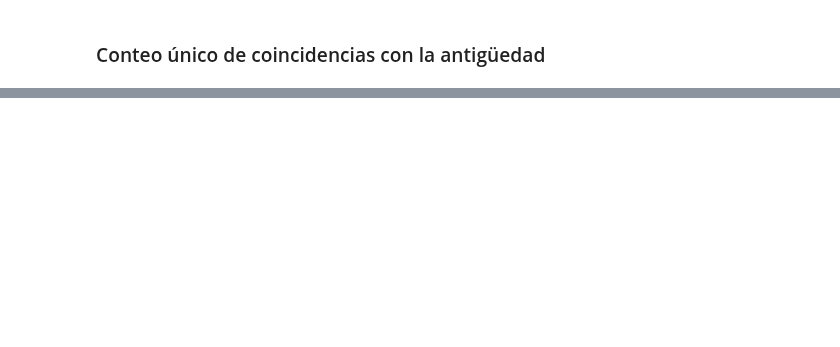
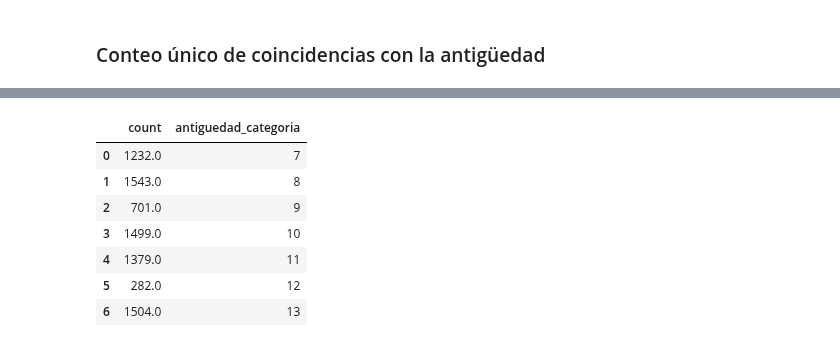
Before and after one commit to MiguelDWT4toCreativo/Datalpine, a Jupyter notebook: resources/jupyter/tiempo_venta.ipynb, the cells around one changed output, grey strips where cells are left out. Cells and saved outputs as stored; diff of their text form; code cells hidden in the pictures; blank space fills up the shorter version.

```diff
--- a/resources/jupyter/tiempo_venta.ipynb
+++ b/resources/jupyter/tiempo_venta.ipynb
@@ -352,13 +358,15 @@ dataframes_list = [
     time_df_alfa_q_mar_2023_pachuca,
     time_df_alfa_q_jun_2023_pachuca,
 ]
+# Orden personalizado
+orden_personalizado = ['7', '8', '9', '10', '11', '12', '13']
 
 tabla_suma = None
 # Iterar sobre cada DataFrame en la lista
 for df in dataframes_list:
     # Crear una nueva columna con la primera letra de la categoría
     df['segmento'] = df['categoria'].str[0]
-    df.drop(columns=['categoria'], inplace=True)
+    #df.drop(columns=['categoria'], inplace=True)
     # Agrupar y contar los datos
     tabla_actual = df.groupby(['segmento', 'antiguedad_categoria']).size().unstack(fill_value=0)
 
@@ -368,5 +376,8 @@ for df in dataframes_list:
     else:
         tabla_suma = tabla_suma.add(tabla_actual, fill_value=0)
 
+# Reordenar las columnas según el orden personalizado
+tabla_suma = tabla_suma[orden_personalizado]
+
 # Imprimir la tabla acumulativa
 print(tabla_suma)
@@ -522,0 +505,42 @@ S           1174   98  55  60  34  44  21  18  27  13  48   9  27  152
+# %%
+dataframes_list = [
+    time_df_alfa_q_oct_2022_pachuca,
+    time_df_alfa_q_nov_2022_pachuca,
+    time_df_alfa_q_feb_2023_pachuca,
+    time_df_alfa_q_mar_2023_pachuca,
+    time_df_alfa_q_jun_2023_pachuca,
+]
+orden_personalizado = ['7', '8', '9', '10', '11', '12', '13']
+
+tabla_suma = None
+# Iterar sobre cada DataFrame en la lista
+for df in dataframes_list:
+    # Contar los registros por cada categoría de antigüedad
+    tabla_actual = df['antiguedad_categoria'].value_counts().sort_index()
+
+    # Sumar la tabla actual al acumulador (tabla_suma)
+    if tabla_suma is None:
+        tabla_suma = tabla_actual
+    else:
+        tabla_suma = tabla_suma.add(tabla_actual, fill_value=0)
+
+# Reordenar las columnas según el orden personalizado
+tabla_suma = tabla_suma[orden_personalizado]
+
+# Crear un DataFrame a partir de la tabla acumulativa
+df_acumulado = pd.DataFrame(tabla_suma)
+df_acumulado.columns = ['count']
+df_acumulado['antiguedad_categoria'] = df_acumulado.index
+
+# Reiniciar el índice del DataFrame
+df_acumulado.reset_index(drop=True, inplace=True)
+df_acumulado
+# %% [output]
+|  | count | antiguedad_categoria |
+| 0 | 1232.0 | 7 |
+| 1 | 1543.0 | 8 |
+| 2 | 701.0 | 9 |
+| 3 | 1499.0 | 10 |
+| 4 | 1379.0 | 11 |
+| 5 | 282.0 | 12 |
+| 6 | 1504.0 | 13 |
```
Also changed, not shown: parts of 9 cells of this notebook.
